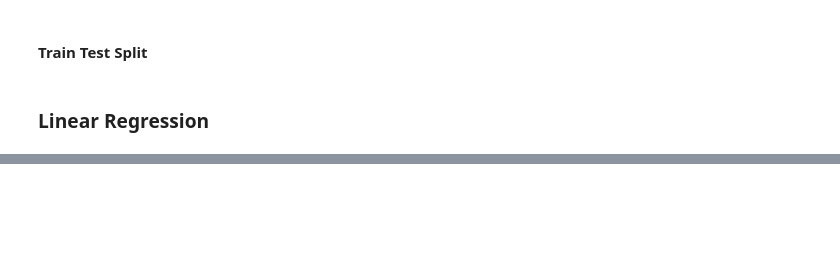
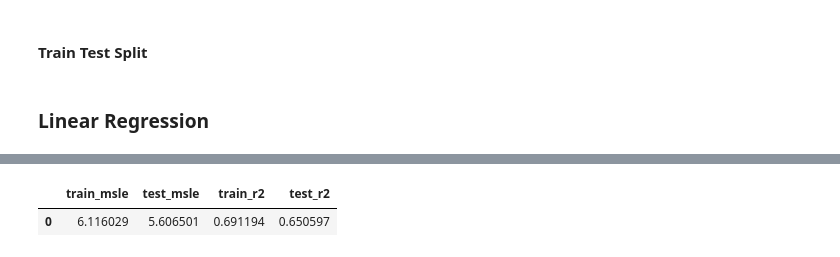
Before and after one commit to delf1/comp4211-project, a Jupyter notebook: code/COMP4211 Project.ipynb, the cells around one changed output, grey strips where cells are left out. Saved outputs shown, nothing was run; the diff lists cells and outputs as text; code cells hidden in the pictures; blank space fills up the shorter version.

```diff
--- a/code/COMP4211 Project.ipynb
+++ b/code/COMP4211 Project.ipynb
@@ -541,0 +550,45 @@ print([i[1] for i in zip(train_X["genres"], train_X["original_title"]) if type(i
+# %%
+from sklearn import tree
+from sklearn.externals.six import StringIO
+from IPython.display import Image
+from sklearn.tree import export_graphviz
+import pydot
+
+def decisionTreeRegression(train_X, train_Y, test_X, test_Y, max_depth=None, min_samples_leaf=1):
+#     model = TransformedTargetRegressor(
+#         regressor=sklearn.linear_model.LinearRegression(fit_intercept=True),
+#         func=np.log1p,
+#         inverse_func=np.expm1
+#     )
+    def predict(X):
+        return model.predict(X)
+
+    def showTree():
+        dot_data = StringIO()
+        export_graphviz(model, out_file=dot_data,
+                    filled=True, rounded=True,
+                    special_characters=True)
+        (graph,) = pydot.graph_from_dot_data(dot_data.getvalue())
+        return Image(graph.create_png())
+
+    model = tree.DecisionTreeRegressor(random_state=42, max_depth=max_depth, min_samples_leaf=min_samples_leaf)
+    model.fit(train_X, train_Y)
+    train_pred = model.predict(train_X)
+    test_pred = model.predict(test_X)
+
+
+
+    return {"train_pred": train_pred,
+            "test_pred": test_pred,
+            "image": showTree,
+            "predict":model.predict,
+            "train_msle": sklearn.metrics.mean_squared_log_error(train_Y, train_pred),
+            "test_msle": sklearn.metrics.mean_squared_log_error(test_Y, test_pred),
+            "train_r2": sklearn.metrics.r2_score(train_Y, train_pred),
+            "test_r2": sklearn.metrics.r2_score(test_Y, test_pred)}
+# %%
+dt_reg_result = decisionTreeRegression(train_split_X, train_split_Y, test_split_X, test_split_Y, max_depth=10, min_samples_leaf=20)
+pd.DataFrame([list(dt_reg_result.values())[4:]], columns=list(list(dt_reg_result.keys())[4:]))
+# %% [output]
+|  | train_msle | test_msle | train_r2 | test_r2 |
+| 0 | 6.116029 | 5.606501 | 0.691194 | 0.650597 |
```
Also changed, not shown: parts of 31 cells of this notebook, 2 other files.
